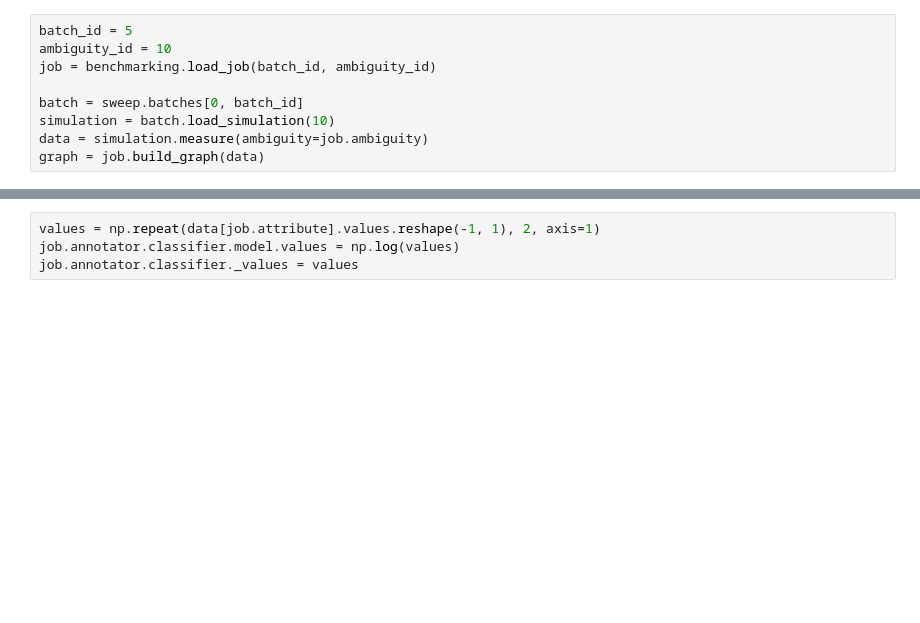
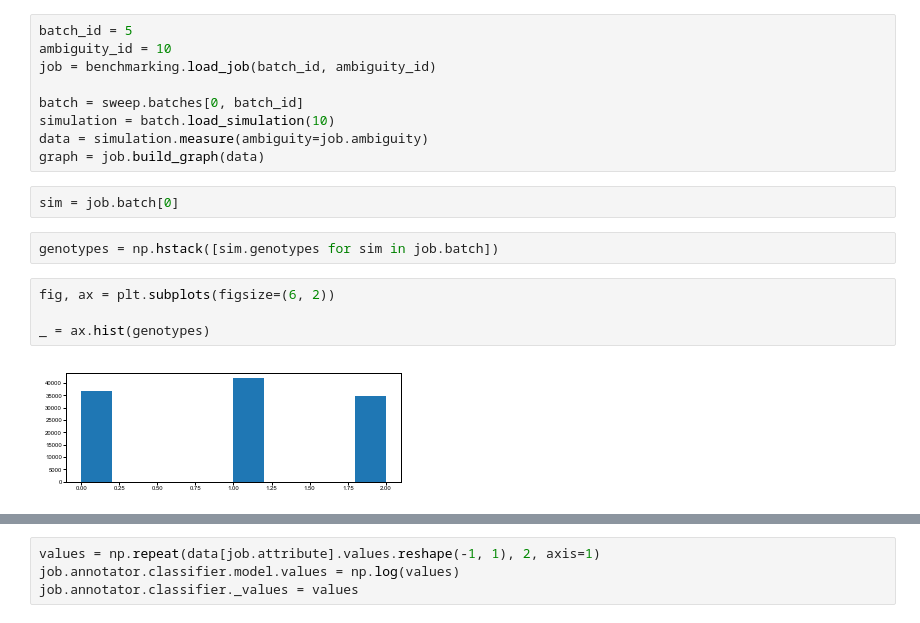
Before and after one commit to sbernasek/flyqma, a Jupyter notebook: notebooks/figures/figure_4.ipynb, the cells around one changed output, grey strips where cells are left out. Drawn from its saved outputs; the diff is of its cells as text; blank space fills up the shorter version.

```diff
--- a/notebooks/figures/figure_4.ipynb
+++ b/notebooks/figures/figure_4.ipynb
@@ -422,3 +422,13 @@ batch = sweep.batches[0, batch_id]
 simulation = batch.load_simulation(10)
 data = simulation.measure(ambiguity=job.ambiguity)
 graph = job.build_graph(data)
+# %%
+sim = job.batch[0]
+# %%
+genotypes = np.hstack([sim.genotypes for sim in job.batch])
+# %%
+fig, ax = plt.subplots(figsize=(6, 2))
+
+_ = ax.hist(genotypes)
+# %% [output]
+[figure, added]
```
Also changed, not shown: parts of 2 cells of this notebook, 18 other files.
